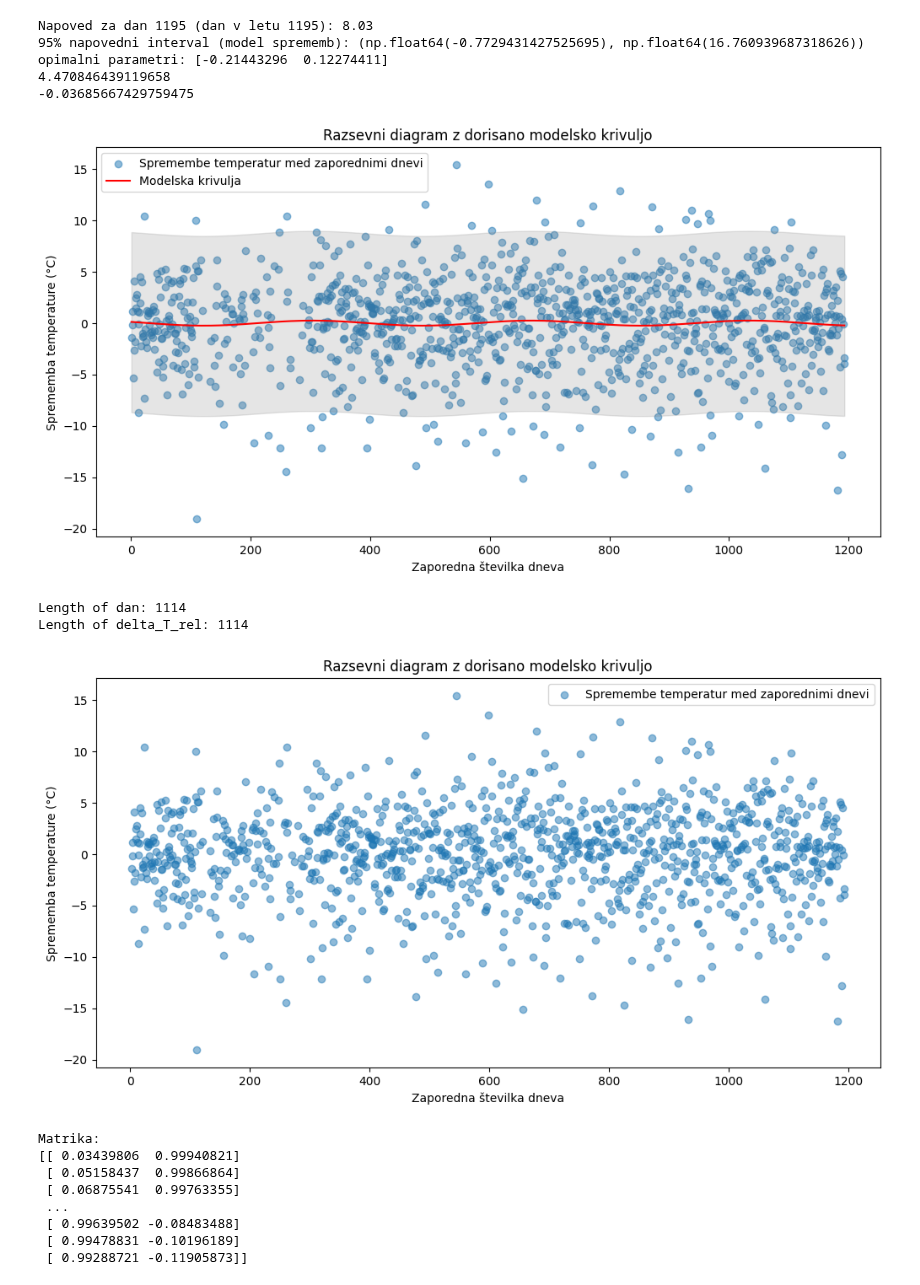
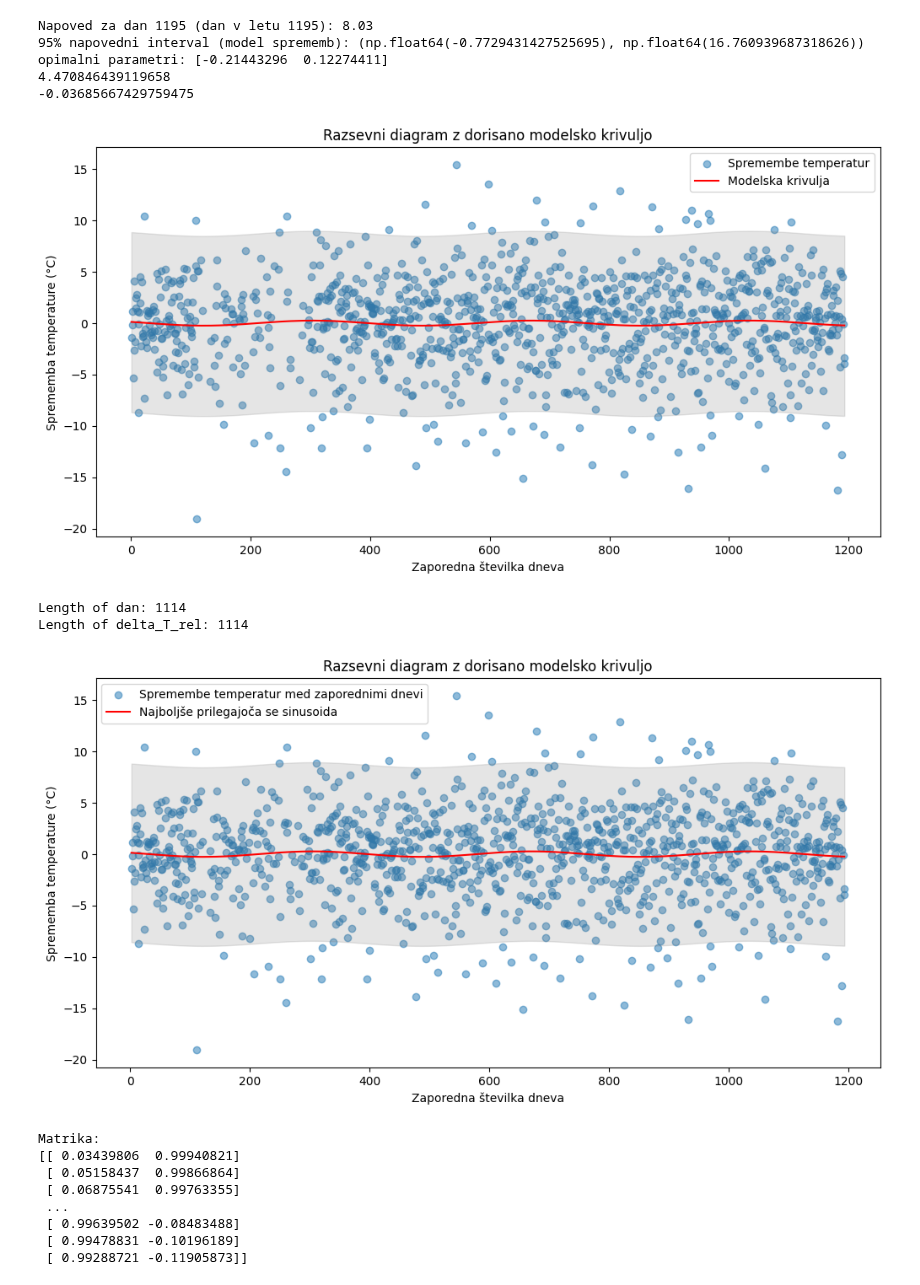
Before and after one commit to LukaLjevar/projektna_statistika, a Jupyter notebook: Temp_MN.ipynb, the cells around one changed output. Saved outputs shown, nothing was run; the diff lists cells and outputs as text; code cells hidden in the pictures.

```diff
--- a/Temp_MN.ipynb
+++ b/Temp_MN.ipynb
@@ -152,7 +152,7 @@ import matplotlib.pyplot as plt
 
 # Razsevni diagram sprememb temperatur
 plt.figure(figsize=(12, 6))
-plt.scatter(dan, delta_T, label='Spremembe temperatur med zaporednimi dnevi', alpha=0.5)
+plt.scatter(dan, delta_T, label='Spremembe temperatur', alpha=0.5)
 
 # Modelska krivulja
 t = np.linspace(1, 365, 1000)
@@ -175,7 +175,7 @@ plt.fill_between(
 
 plt.show()
 # %% [output]
-[figure, old version]
+[figure, new version]
 # %%
 import pandas as pd
 import numpy as np
@@ -204,19 +204,31 @@ Length of delta_T_rel: 1114
 # %%
 import matplotlib.pyplot as plt
 
 # Razsevni diagram sprememb temperatur
 plt.figure(figsize=(12, 6))
 plt.scatter(dan, delta_T_rel, label='Spremembe temperatur med zaporednimi dnevi', alpha=0.5)
 
+t = np.linspace(1, 365, 1000)
+plt.plot(dan, -0.22869463 * np.sin(2 * np.pi * dan / 365.25) + 0.13821857 * np.cos(2 * np.pi * dan / 365.25) , color='red', label='Najboljše prilegajoča se sinusoida')
+
 # Add labels and legend
 plt.xlabel('Zaporedna številka dneva')
 plt.ylabel('Sprememba temperature (°C)')
 plt.title('Razsevni diagram z dorisano modelsko krivuljo')
 plt.legend()
 # Osenčeni napovedni interval
+# Osenčeni napovedni interval
+plt.fill_between(
+    dan,
+    model_sprememb(dan, *popt) +  8.691634279334997,
+    model_sprememb(dan, *popt) -  8.691634279334997,
+    color='grey',
+    alpha=0.2,
+    label='95% napovedni interval'
+)
 plt.show()
 # %% [output]
-[figure, old version]
+[figure, new version]
 # %%
 X = np.column_stack((
     np.sin(2*np.pi*dan/365.25),
```
